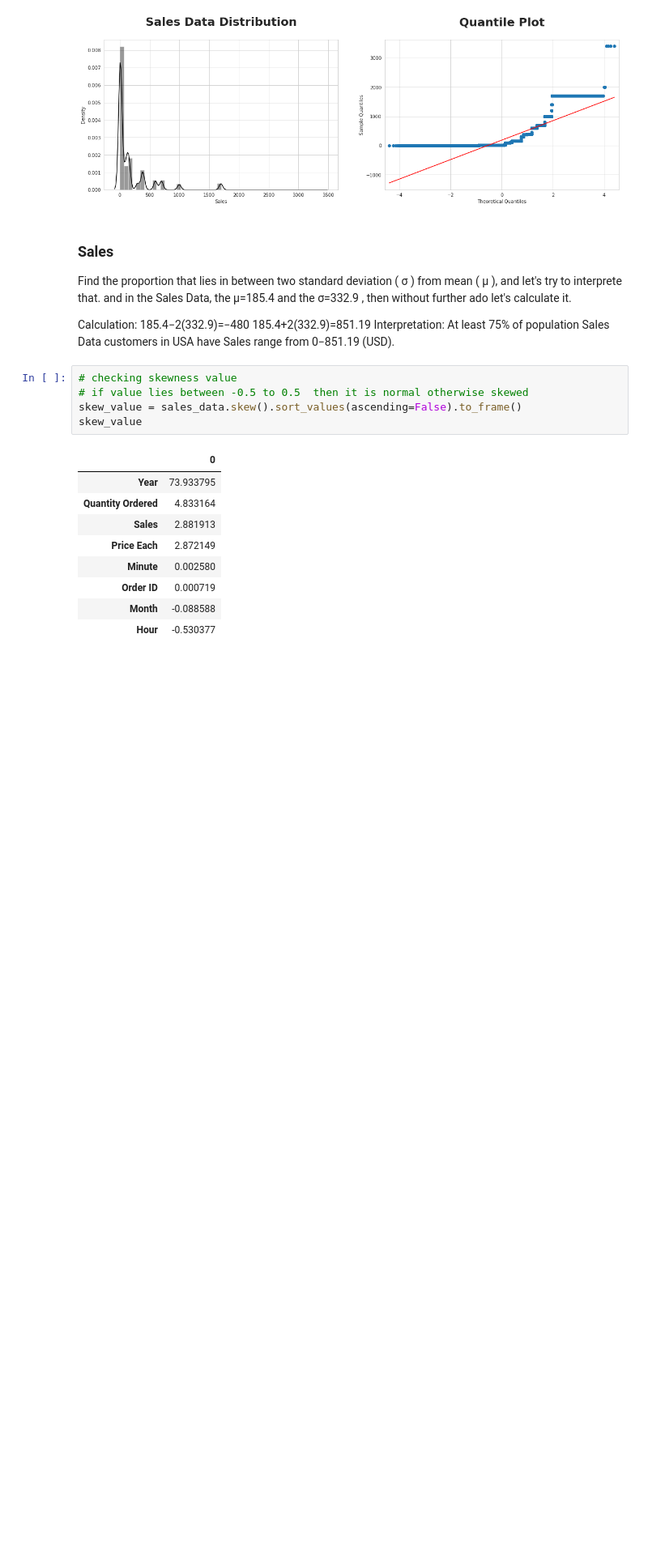
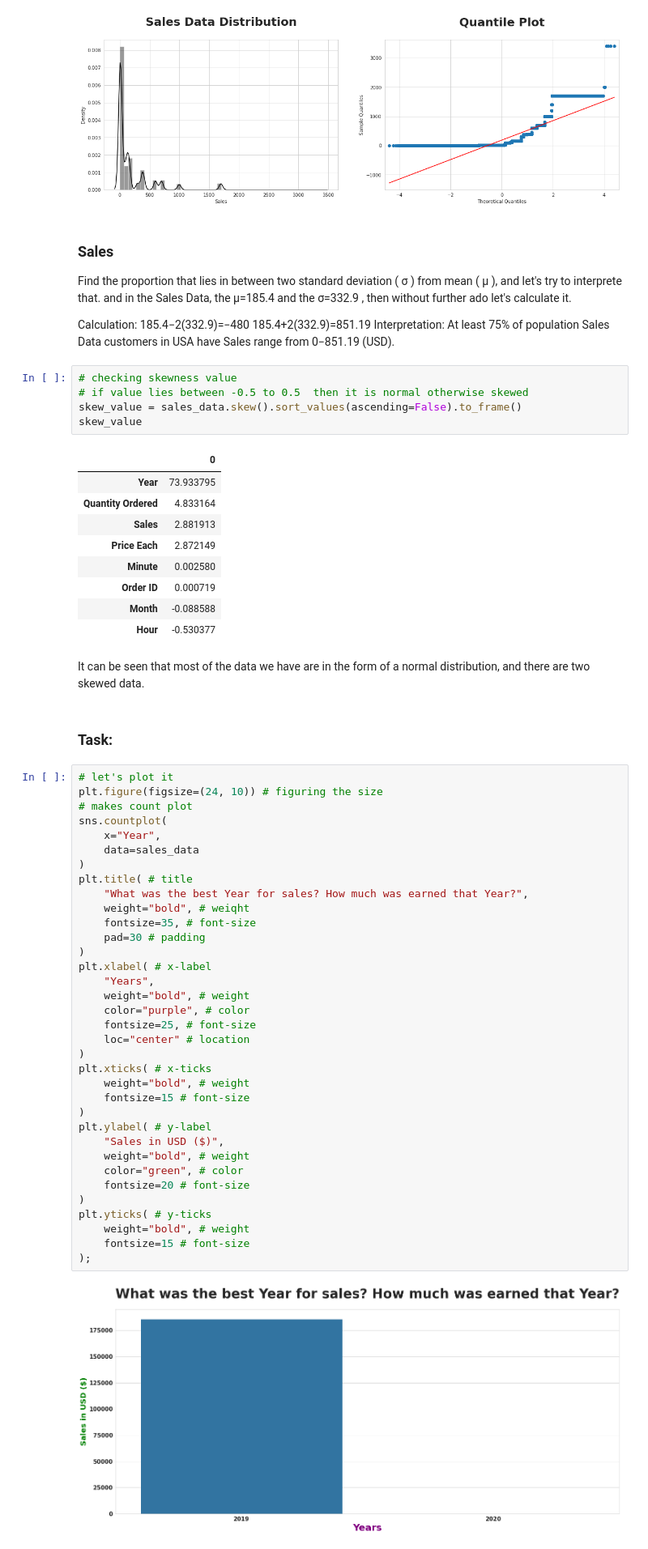
Before and after one commit to masete/Sales-Data-Deep-Analysis, a Jupyter notebook: deep_analysis.ipynb, the cells around one changed output. Shown at 81% size. Drawn from its saved outputs; the diff is of its cells as text; blank space fills up the shorter version.

Commit message:
year with most sales

```diff
--- a/deep_analysis.ipynb
+++ b/deep_analysis.ipynb
@@ -528,3 +528,44 @@ skew_value
 | Order ID | 0.000719 |
 | Month | -0.088588 |
 | Hour | -0.530377 |
+# %% [markdown]
+It can be seen that most of the data we have are in the form of a normal distribution, and there are two skewed data.
+# %% [markdown]
+### Task:
+# %%
+# let's plot it
+plt.figure(figsize=(24, 10)) # figuring the size
+# makes count plot
+sns.countplot(
+    x="Year",
+    data=sales_data
+)
+plt.title( # title
+    "What was the best Year for sales? How much was earned that Year?",
+    weight="bold", # weiqht
+    fontsize=35, # font-size
+    pad=30 # padding
+)
+plt.xlabel( # x-label
+    "Years",
+    weight="bold", # weight
+    color="purple", # color
+    fontsize=25, # font-size
+    loc="center" # location
+)
+plt.xticks( # x-ticks
+    weight="bold", # weight
+    fontsize=15 # font-size
+)
+plt.ylabel( # y-label
+    "Sales in USD ($)",
+    weight="bold", # weight
+    color="green", # color
+    fontsize=20 # font-size
+)
+plt.yticks( # y-ticks
+    weight="bold", # weight
+    fontsize=15 # font-size
+);
+# %% [output]
+[figure, added]
```
